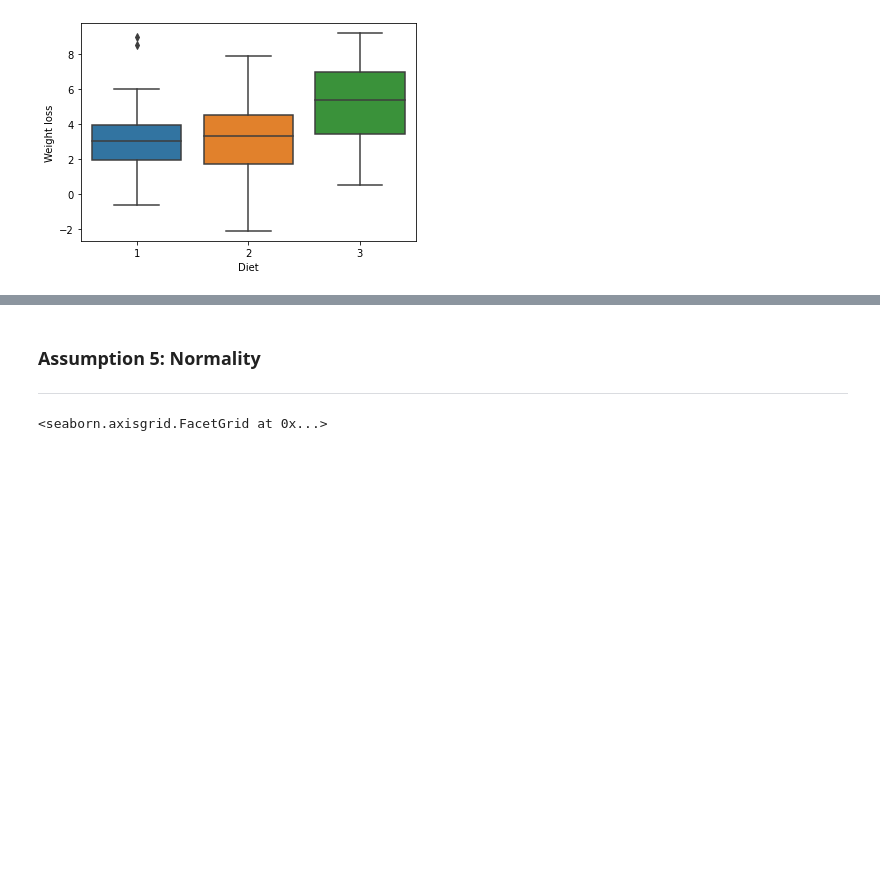
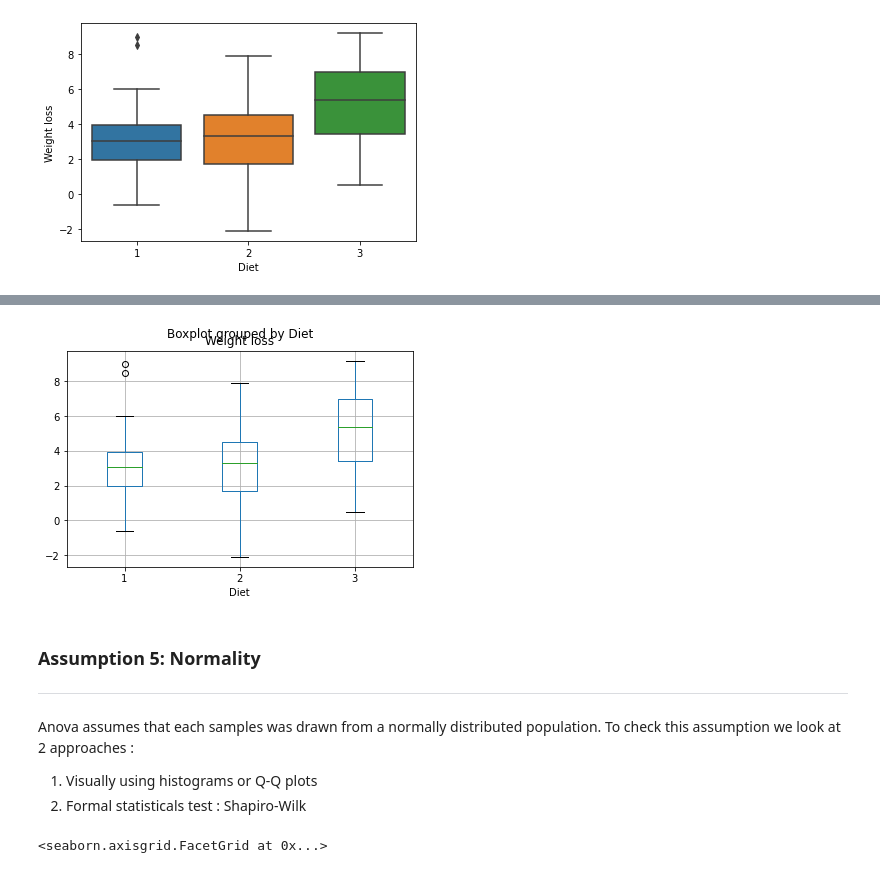
Before and after one commit to MichelleMoran431/Machine-learning-and-Statistics, a Jupyter notebook: Scipy Stats/scipy-stats.ipynb, the cells around one changed output, grey strips where cells are left out. Drawn from its saved outputs; the diff is of its cells as text; code cells hidden in the pictures; blank space fills up the shorter version.

Commit message:
updating the assumptions section

```diff
--- a/Scipy Stats/scipy-stats.ipynb
+++ b/Scipy Stats/scipy-stats.ipynb
@@ -166,6 +220,15 @@ fig.show()
+# %%
+_ = df.boxplot('Weight loss', by='Diet')
+# %% [output]
+[figure, added]
 # %% [markdown]
 ### Assumption 5: Normality
 *******************************************
+# %% [markdown]
+Anova assumes that each samples was drawn from a normally distributed population. To check this assumption we look at 2 approaches :
+
+1. Visually using histograms or Q-Q plots
+2. Formal statisticals test : Shapiro-Wilk
 # %%
 # KDEs of the three categories.
 sns.displot(x=dependent, hue=independent, kind="kde")
```
Also changed, not shown: parts of 24 cells of this notebook, 3 other files.
